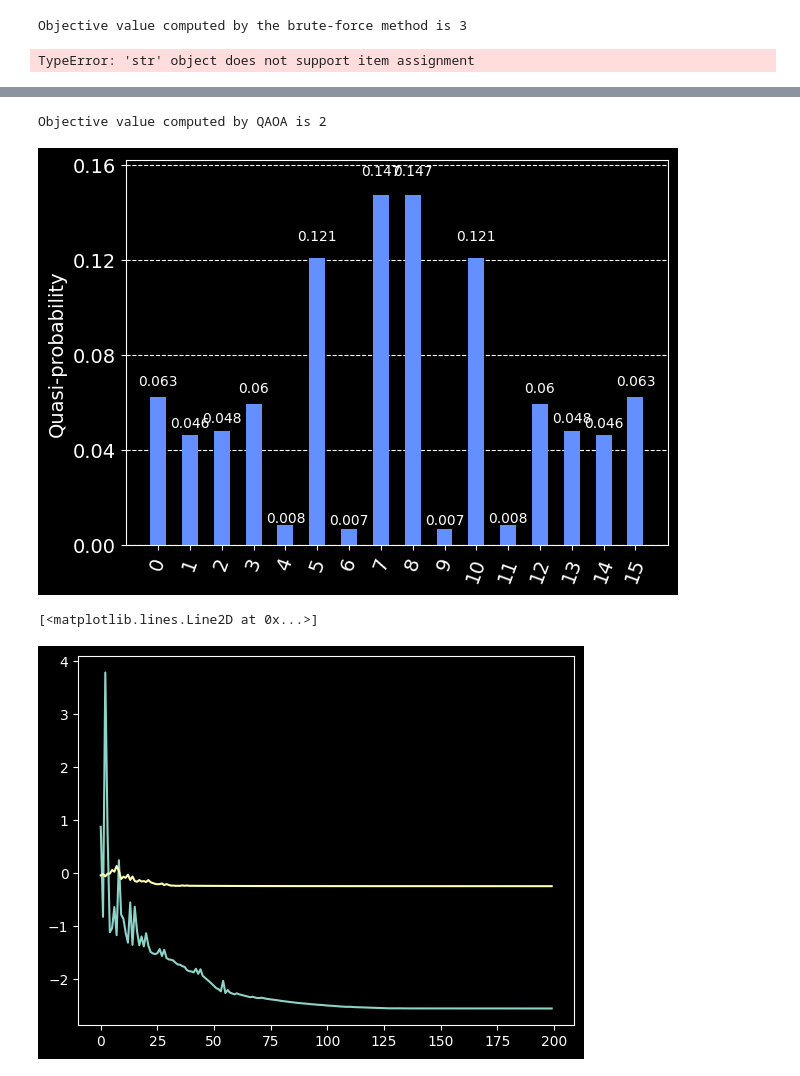
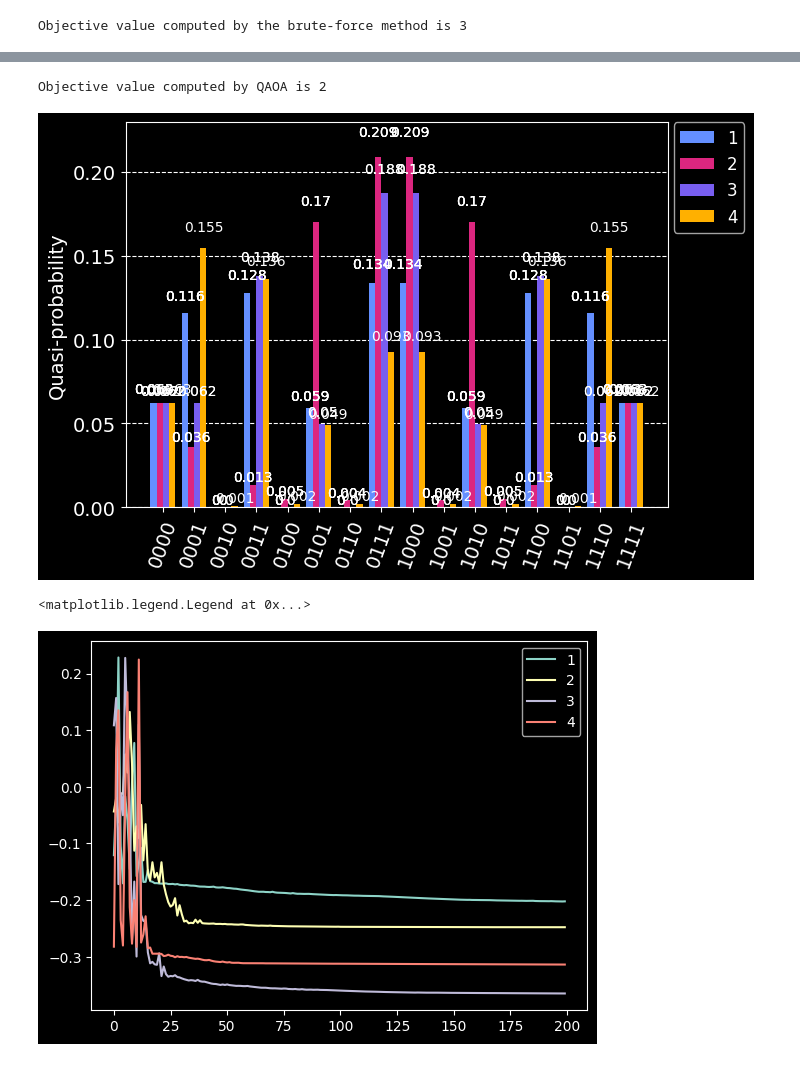
Before and after one commit to Louisanity/HamilToniQ, a Jupyter notebook: felix_maxcut.ipynb, the cells around one changed output, grey strips where cells are left out. Cells and saved outputs as stored; diff of their text form; code cells hidden in the pictures.

```diff
--- a/felix_maxcut.ipynb
+++ b/felix_maxcut.ipynb
@@ -104,11 +104,6 @@ def get_operator(weight_matrix: np.ndarray) -> tuple[SparsePauliOp, float]:
     return SparsePauliOp(pauli_list, coeffs=coeffs), shift
 
 qubit_op, offset = get_operator(w)
-# %%
-s = 'IIII'
-s[2] = 'X'
-# %% [output]
-TypeError: 'str' object does not support item assignment
 # %%
 from qiskit.opflow import I, X, Y, Z
 from qiskit.opflow import PauliOp
@@ -224,42 +219,48 @@ def sample_most_likely(state_vector: QuasiDistribution | Statevector) -> np.ndar
     else:
         values = state_vector
     n = int(np.log2(len(values)))
     k = np.argmax(np.abs(values))
     x = bitfield(k, n)
     x.reverse()
     return np.asarray(x)
 
 algorithm_globals.random_seed = 10598
 
 optimizer = COBYLA(maxiter=200)
 OperatorXY = X.compose(X)
 
 eval_count1 = []
 def store_values(eval_count, parameters, mean, std):
     eval_count1.append(std)
     values.append(mean)
 
-mixers = [QAOA_mixer(n_qubits=num_nodes, name='standard'),
-          QAOA_mixer(n_qubits=num_nodes, name='ring')]
+mixers = [QAOA_mixer(n_qubits=num_nodes, name='ring', trot=i) for i in range(1, 5)]
 call_back_value=[]
+eigen = []
 for mixer in mixers:
     values = []
-    qaoa = QAOA(sampler, optimizer, reps=2, callback=store_values, mixer=mixer)
+    qaoa = QAOA(sampler, optimizer, reps=5, callback=store_values, mixer=mixer)
     result = qaoa.compute_minimum_eigenvalue(qubit_op)
     call_back_value.append(values)
+    states = {}
+    for i in range(2**num_nodes):
+        a = f"{bin(i)[2:]:0>{num_nodes}}"
+        states[a] = result.eigenstate[i]
+    eigen.append(states)
 
 x = sample_most_likely(result.eigenstate)
 
 print(f'Objective value computed by QAOA is {objective_value(x, w)}')
 
-plot_histogram(result.eigenstate)
+plot_histogram(eigen, legend=['1', '2', '3', '4'])
 # %% [output]
 Objective value computed by QAOA is 2
-[figure, old version]
+[figure, new version]
 # %%
 import matplotlib.pyplot as plt
-plt.plot(call_back_value[0])
-plt.plot(call_back_value[1])
+for values in call_back_value:
+    plt.plot(values)
+plt.legend(['1', '2', '3', '4'])
 # %% [output]
-[<matplotlib.lines.Line2D at 0x...>]
+<matplotlib.legend.Legend at 0x...>
-[figure, old version]
+[figure, new version]
```
Also changed, not shown: 2 other files.
